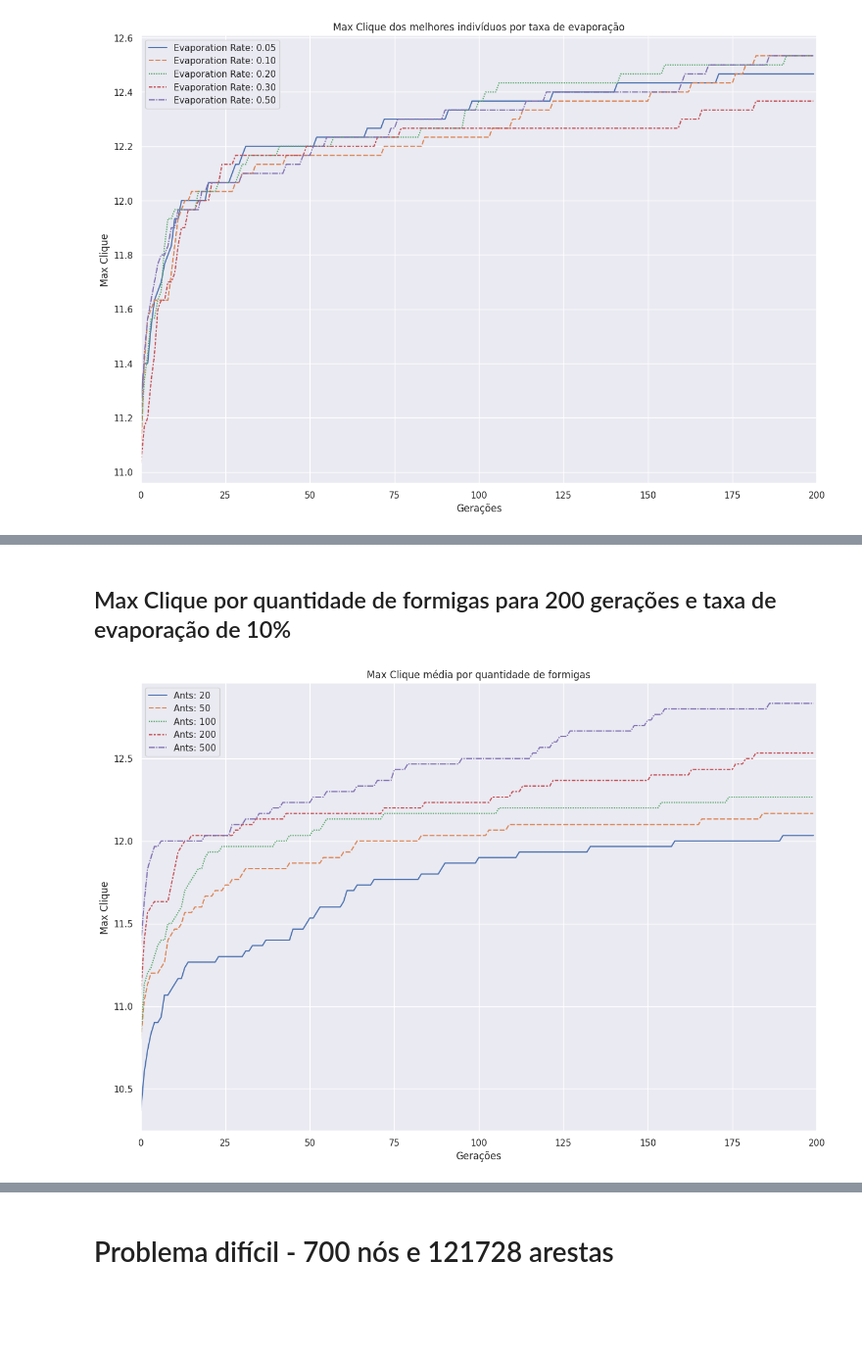
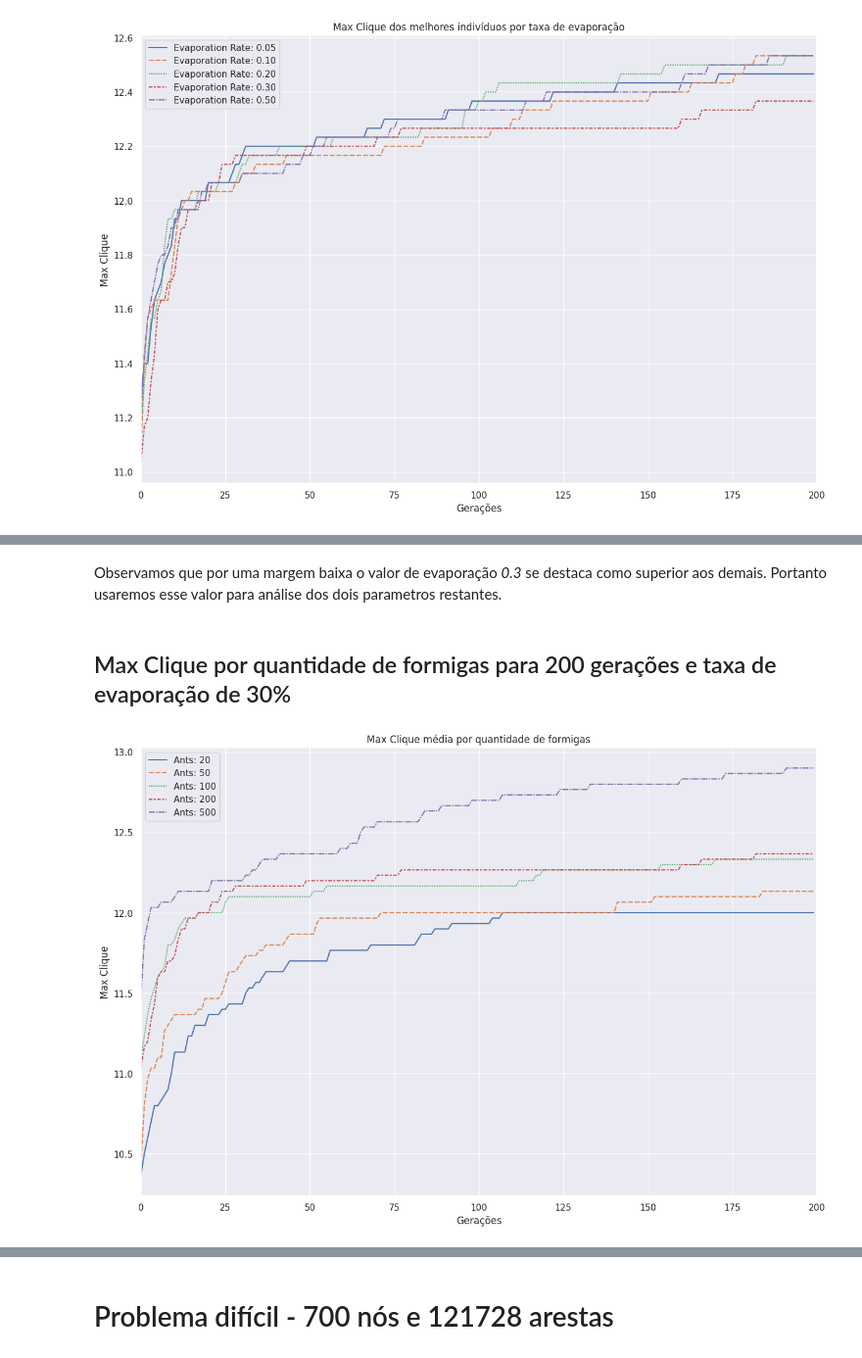
Before and after one commit to franciscobonand/aoc-max-clique, a Jupyter notebook: CompNatTP2.ipynb, the cells around one changed output, grey strips where cells are left out. Shown at 98% size. Cells and saved outputs as stored; diff of their text form; code cells hidden in the pictures; blank space fills up the shorter version.

Commit message:
analise easy 01

```diff
--- a/CompNatTP2.ipynb
+++ b/CompNatTP2.ipynb
@@ -157,0 +168,25 @@ plt.show()
+# %%
+easy_500_500_005 = pd.read_csv('analysis/easy-500-500-0.05',nrows=500)
+easy_500_500_010 = pd.read_csv('analysis/easy-500-500-0.10', nrows=500)
+easy_500_500_020 = pd.read_csv('analysis/easy-500-500-0.20', nrows=500)
+easy_500_500_030 = pd.read_csv('analysis/easy-500-500-0.30', nrows=500)
+easy_max_by_evap2 = pd.DataFrame({
+   "Evaporation Rate: 0.05" : easy_500_500_005["best"],
+   "Evaporation Rate: 0.10" : easy_500_500_010["best"],
+   "Evaporation Rate: 0.20" : easy_500_500_020["best"],
+   "Evaporation Rate: 0.30" : easy_500_500_030["best"],
+  })
+
+sns.set(rc={'figure.figsize':(15, 10)})
+sns.lineplot(data=easy_max_by_evap2[[
+   "Evaporation Rate: 0.05",
+   "Evaporation Rate: 0.10",
+   "Evaporation Rate: 0.20",
+   "Evaporation Rate: 0.30",
+    ]])
+plt.xlabel("Gerações")
+plt.ylabel("Max Clique")
+plt.title("Max Clique dos melhores indivíduos por taxa de evaporação")
+plt.xlim([0, 200])
+# plt.ylim([6.0, 7.0])
+plt.show()
@@ -158,35 +195,37 @@ plt.show()
+# %% [markdown]
+Observamos que por uma margem  baixa o valor de evaporação *0.3* se destaca como superior aos demais. Portanto usaremos esse valor para análise dos dois parametros restantes.
 # %% [markdown]
-## Max Clique por quantidade de formigas para 200 gerações e taxa de evaporação de 10%
+## Max Clique por quantidade de formigas para 200 gerações e taxa de evaporação de 30%
 # %%
-easy_20_200_010 = pd.read_csv('analysis/easy-20-200-0.10',nrows=200)
-easy_50_200_010 = pd.read_csv('analysis/easy-50-200-0.10', nrows=200)
-easy_100_200_010 = pd.read_csv('analysis/easy-100-200-0.10', nrows=200)
-easy_200_200_010= pd.read_csv('analysis/easy-200-200-0.10', nrows=200)
-easy_500_200_010 = pd.read_csv('analysis/easy-500-200-0.10', nrows=200)
+easy_20_200_030 = pd.read_csv('analysis/easy-20-200-0.30',nrows=200)
+easy_50_200_030 = pd.read_csv('analysis/easy-50-200-0.30', nrows=200)
+easy_100_200_030 = pd.read_csv('analysis/easy-100-200-0.30', nrows=200)
+easy_200_200_030= pd.read_csv('analysis/easy-200-200-0.30', nrows=200)
+easy_500_200_030 = pd.read_csv('analysis/easy-500-200-0.30', nrows=200)
 
 easy_max_by_ants = pd.DataFrame({
-   "Ants: 20" : easy_20_200_010["best"],
-   "Ants: 50" : easy_50_200_010["best"],
-   "Ants: 100" : easy_100_200_010["best"],
-   "Ants: 200" : easy_200_200_010["best"],
-   "Ants: 500" : easy_500_200_010["best"],
+   "Ants: 20" : easy_20_200_030["best"],
+   "Ants: 50" : easy_50_200_030["best"],
+   "Ants: 100" : easy_100_200_030["best"],
+   "Ants: 200" : easy_200_200_030["best"],
+   "Ants: 500" : easy_500_200_030["best"],
 
   })
 
 sns.set(rc={'figure.figsize':(15, 10)})
 sns.lineplot(data=easy_max_by_ants[[
    "Ants: 20",
    "Ants: 50",
    "Ants: 100",
    "Ants: 200",
    "Ants: 500",
     ]])
 plt.xlabel("Gerações")
 plt.ylabel("Max Clique")
 plt.title("Max Clique média por quantidade de formigas")
 plt.xlim([0, 200])
 # plt.ylim([6.0, 7.0])
 plt.show()
 # %% [output]
-[figure, old version]
+[figure, new version]
 # %% [markdown]
```
Also changed, not shown: parts of 8 cells of this notebook.
